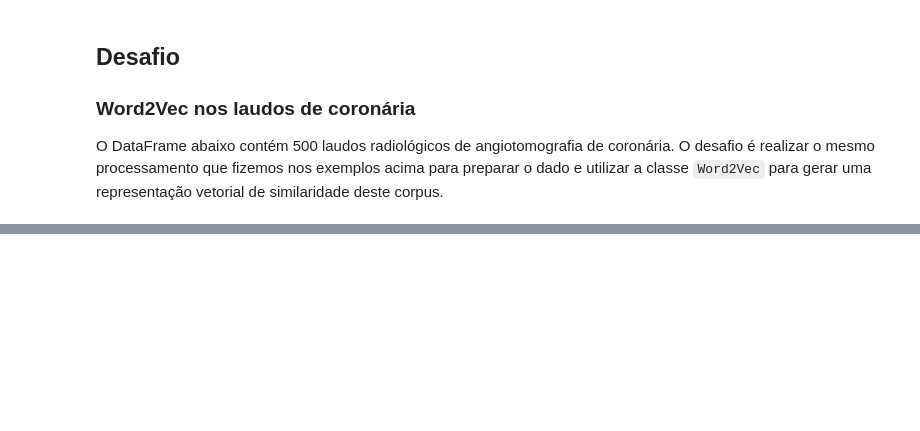
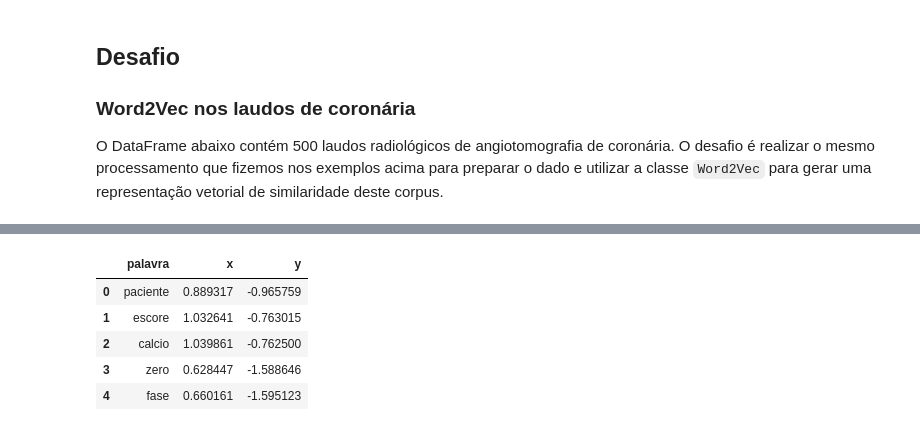
Before and after one commit to pgiaeinstein/nlp, a Jupyter notebook: Atividade1.ipynb, the cells around one changed output, grey strips where cells are left out. Cells and saved outputs as stored; diff of their text form; code cells hidden in the pictures; blank space fills up the shorter version.

```diff
--- a/Atividade1.ipynb
+++ b/Atividade1.ipynb
@@ -285,0 +666,9 @@ df_coronaria.loc[0, ['texto']].values
+# %%
+w2v_df.head()
+# %% [output]
+|  | palavra | x | y |
+| 0 | paciente | 0.889317 | -0.965759 |
+| 1 | escore | 1.032641 | -0.763015 |
+| 2 | calcio | 1.039861 | -0.762500 |
+| 3 | zero | 0.628447 | -1.588646 |
+| 4 | fase | 0.660161 | -1.595123 |
```
Also changed, not shown: parts of 55 cells of this notebook, 3 other files.
